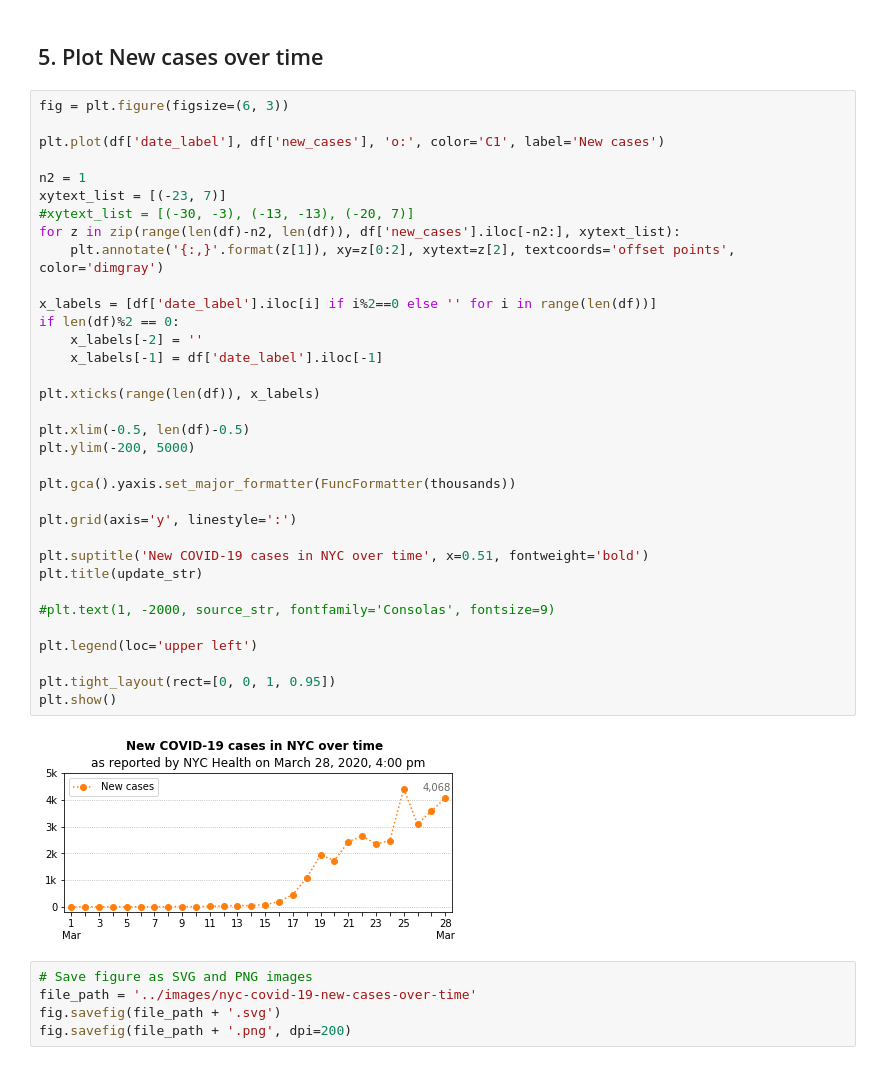
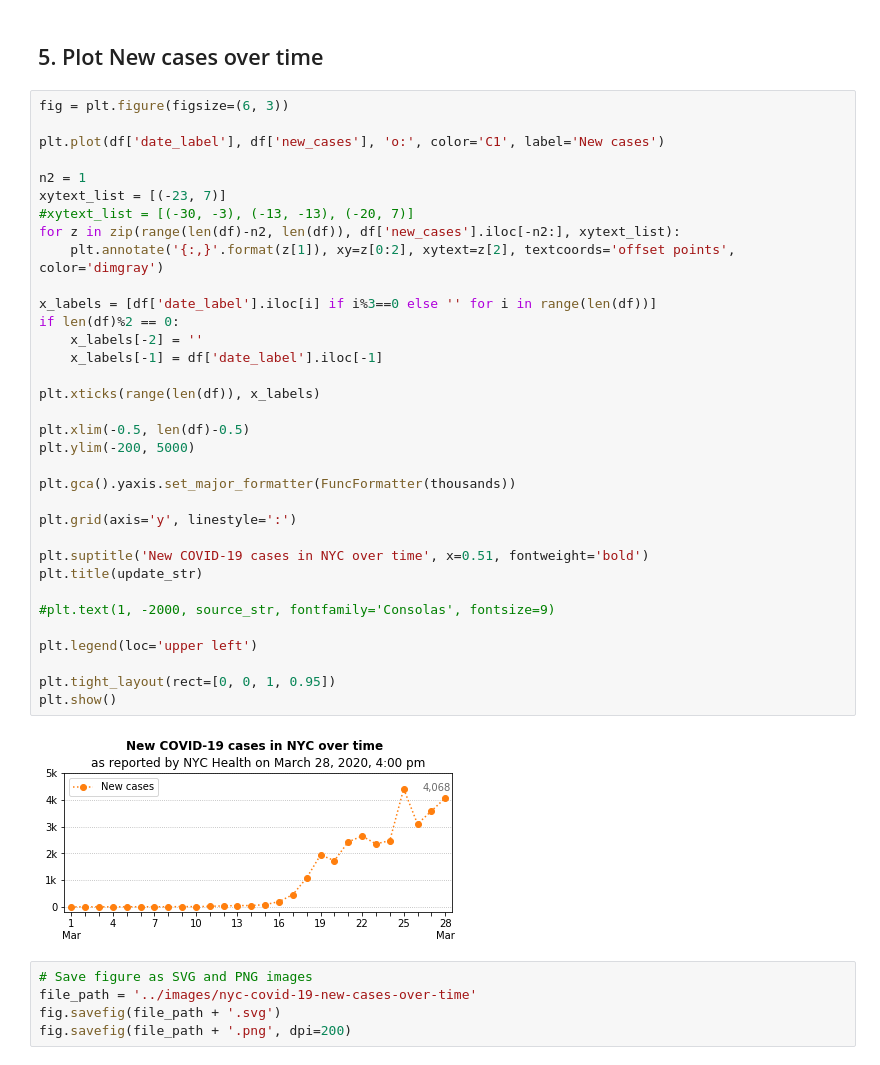
Before and after one commit to carlos-afonso/COVID-19, a Jupyter notebook: notebooks/nyc-covid-19-cases-over-time.ipynb, the cells around one changed output. Cells and saved outputs as stored; diff of their text form.

Commit message:
minor plot improvement

```diff
--- a/notebooks/nyc-covid-19-cases-over-time.ipynb
+++ b/notebooks/nyc-covid-19-cases-over-time.ipynb
@@ -143,35 +143,35 @@ plt.plot(df['date_label'], df['new_cases'], 'o:', color='C1', label='New cases')
 
 n2 = 1
 xytext_list = [(-23, 7)]
 #xytext_list = [(-30, -3), (-13, -13), (-20, 7)]
 for z in zip(range(len(df)-n2, len(df)), df['new_cases'].iloc[-n2:], xytext_list):
     plt.annotate('{:,}'.format(z[1]), xy=z[0:2], xytext=z[2], textcoords='offset points', color='dimgray')
 
-x_labels = [df['date_label'].iloc[i] if i%2==0 else '' for i in range(len(df))]
+x_labels = [df['date_label'].iloc[i] if i%3==0 else '' for i in range(len(df))]
 if len(df)%2 == 0:
     x_labels[-2] = ''
     x_labels[-1] = df['date_label'].iloc[-1]
 
 plt.xticks(range(len(df)), x_labels)
 
 plt.xlim(-0.5, len(df)-0.5)
 plt.ylim(-200, 5000)
 
 plt.gca().yaxis.set_major_formatter(FuncFormatter(thousands))
 
 plt.grid(axis='y', linestyle=':')
 
 plt.suptitle('New COVID-19 cases in NYC over time', x=0.51, fontweight='bold')
 plt.title(update_str)
 
 #plt.text(1, -2000, source_str, fontfamily='Consolas', fontsize=9)
 
 plt.legend(loc='upper left')
 
 plt.tight_layout(rect=[0, 0, 1, 0.95])
 plt.show()
 # %% [output]
-[figure, old version]
+[figure, new version]
 # %%
 # Save figure as SVG and PNG images
 file_path = '../images/nyc-covid-19-new-cases-over-time'
```
Also changed, not shown: parts of 1 cell of this notebook, 4 other files.
